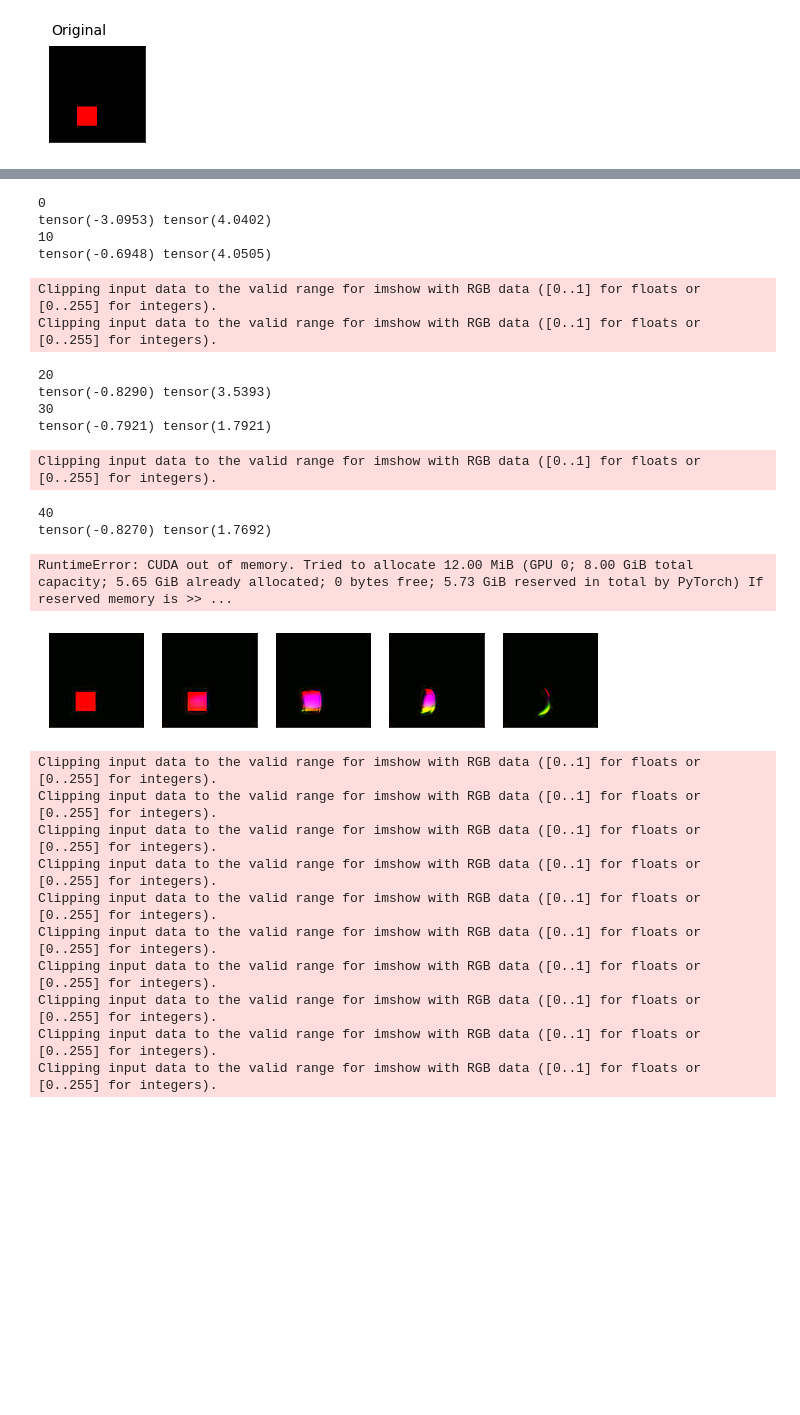
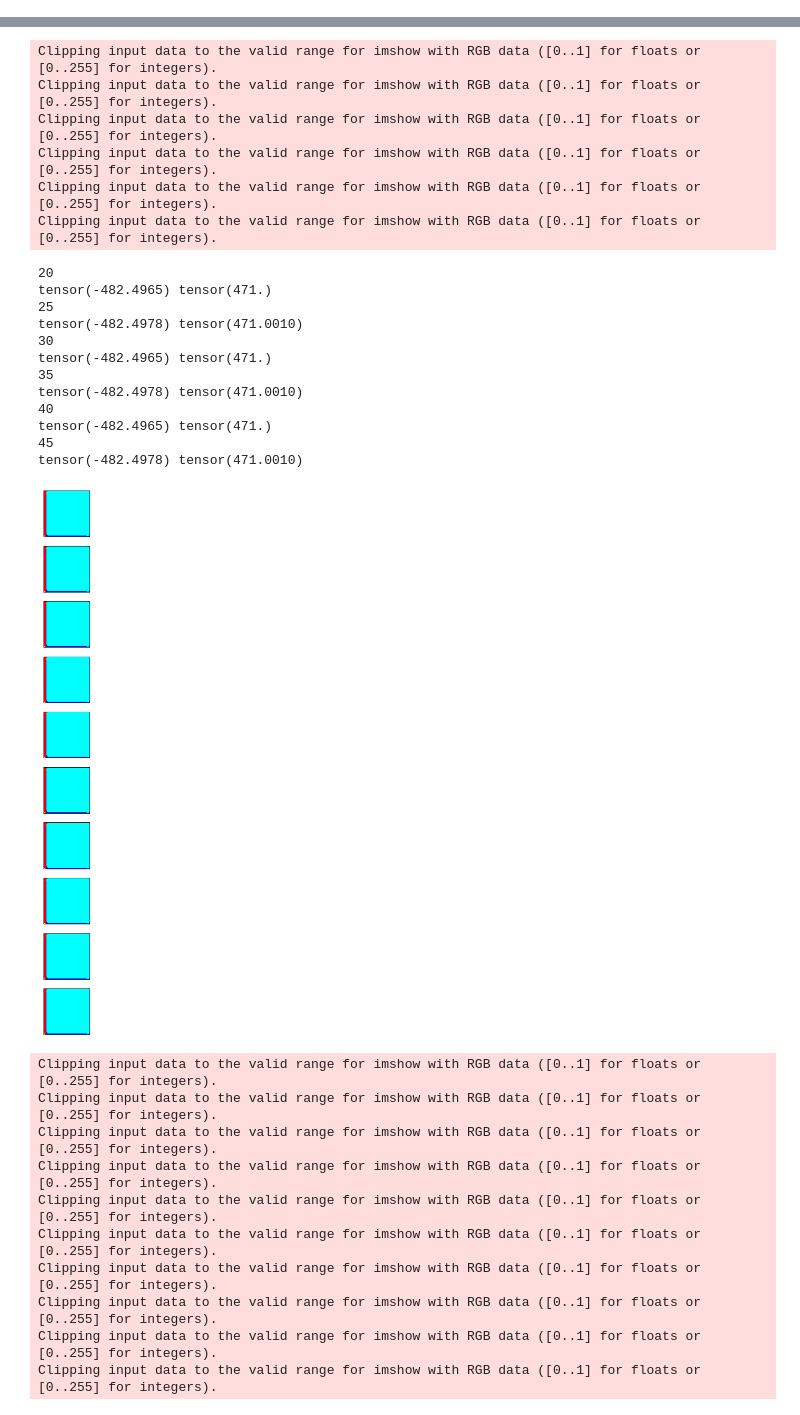
Before and after one commit to sbin-github/Simple_2D_Physix, a Jupyter notebook: code/taichi/sand_collapse/solvers/learning/Stepwise_loss_10.ipynb, the cells around one changed output, grey strips where cells are left out. Saved outputs shown, nothing was run; the diff lists cells and outputs as text; code cells hidden in the pictures; blank space fills up the shorter version.

```diff
--- a/code/taichi/sand_collapse/solvers/learning/Stepwise_loss_10.ipynb
+++ b/code/taichi/sand_collapse/solvers/learning/Stepwise_loss_10.ipynb
@@ -67,9 +70,13 @@ class StepAE(nn.Module):
         recon2 = self.enc(recon1)
         recon3 = self.enc(recon2)
         recon4 = self.enc(recon3)
-        recon5 = self.enc(recon4)
+        # recon5 = self.enc(recon4)
 
-        return recon1, recon2, recon3, recon4, recon5
+        return recon1, recon2, recon3, recon4
+
+    def step(self, x):
+        x = self.enc(x)
+        return x
 # %%
 def train(model, train_loader):
     model.train()
@@ -118 +124,12 @@ loss_history = []
+# %%
+# Load model to resume training
+if timestampStr not in os.listdir("../data/model/"):
+    os.mkdir("../data/model/"+timestampStr)
+elif len(os.listdir("../data/model/"+timestampStr)) > 0:
+    print("i")
+    modellist = os.listdir("../data/model/"+timestampStr)
+    modellist.sort()
+    modelselect = modellist[-1]
+    model_origin.load_state_dict(torch.load("../data/model/"+timestampStr+"/"+modelselect))
+    print(modelselect)
 # %%
@@ -201,44 +204,41 @@ def visualize_step(img, caption, num=10):
 # %%
 torch.cuda.empty_cache()
 # %%
-oneloader = DataLoader(trainset, batch_size=10, shuffle=True)
+oneloader = DataLoader(trainset, batch_size=1, shuffle=True)
 dataiter = iter(oneloader)
-images, _, _ = dataiter.next()
+images, _, _, _, _, _, _, _, _, _ = dataiter.next()
 del _
 
-image = images[0]
-visualize_step(image, caption="Original", num=1)
-recon, _ = model_origin(images.permute(0, 3, 1, 2).cuda())
+recon, _, _, _ = model_origin(images.permute(0, 3, 1, 2).cuda())
 
-del image, images
+del images
 del _
 torch.cuda.empty_cache()
 # get sample outputs
 
-steps = 100
+steps = 50
 skip = int(steps/10)
-plt.figure(figsize=(20, 6))
+plt.figure(figsize=(6, 20))
 ii = 0
 for i in range(steps):
-    recon, _ = model_origin(recon.cuda())
+    recon, _, _, _ = model_origin(recon)
+    del _
 
     if i%skip == 0:
         ii+=1
-        ax = plt.subplot(3, 10, ii + 10 + 10)
+        ax = plt.subplot(10, 1, ii + 0)
         print(i)
         # output is resized into a batch of iages
-        output = recon.view(10, 3, 100, 100)
         # use detach when it's an output that requires_grad
-        output = output.detach().cpu()[0].permute(1, 2, 0)
+        output = recon.detach().view(1, 3, 100, 100).cpu()[0].permute(1, 2, 0)
         print(output.min(), output.max())
         plt.imshow(output)
         ax.get_xaxis().set_visible(False)
         ax.get_yaxis().set_visible(False)
         del output
-        del _
         torch.cuda.empty_cache()
 plt.show()
-del images, recon
+del recon
 del dataiter
 # %% [output]
 Clipping input data to the valid range for imshow with RGB data ([0..1] for floats or [0..255] for integers).
@@ -245 +247,0 @@ Clipping input data to the valid range for imshow with RGB data ([0..1] for floa
-[figure, old version]
@@ -248,18 +256,22 @@ Clipping input data to the valid range for imshow with RGB data ([0..1] for floa
-0
-tensor(-3.0953) tensor(4.0402)
-10
-tensor(-0.6948) tensor(4.0505)
+Clipping input data to the valid range for imshow with RGB data ([0..1] for floats or [0..255] for integers).
+Clipping input data to the valid range for imshow with RGB data ([0..1] for floats or [0..255] for integers).
+Clipping input data to the valid range for imshow with RGB data ([0..1] for floats or [0..255] for integers).
+Clipping input data to the valid range for imshow with RGB data ([0..1] for floats or [0..255] for integers).
+Clipping input data to the valid range for imshow with RGB data ([0..1] for floats or [0..255] for integers).
+Clipping input data to the valid range for imshow with RGB data ([0..1] for floats or [0..255] for integers).
-Clipping input data to the valid range for imshow with RGB data ([0..1] for floats or [0..255] for integers).
-Clipping input data to the valid range for imshow with RGB data ([0..1] for floats or [0..255] for integers).
+20
+tensor(-482.4965) tensor(471.)
+25
+tensor(-482.4978) tensor(471.0010)
+30
+tensor(-482.4965) tensor(471.)
+35
+tensor(-482.4978) tensor(471.0010)
+40
+tensor(-482.4965) tensor(471.)
+45
+tensor(-482.4978) tensor(471.0010)
-20
-tensor(-0.8290) tensor(3.5393)
-30
-tensor(-0.7921) tensor(1.7921)
-Clipping input data to the valid range for imshow with RGB data ([0..1] for floats or [0..255] for integers).
-40
-tensor(-0.8270) tensor(1.7692)
-RuntimeError: CUDA out of memory. Tried to allocate 12.00 MiB (GPU 0; 8.00 GiB total capacity; 5.65 GiB already allocated; 0 bytes free; 5.73 GiB reserved in total by PyTorch) If reserved memory is >> ...
-[figure, removed]
+[figure, new version]
 # %%
 def StepTest(selected_model, noisy_imgs, steps = 10, holdon = True):
     visualization_CIFAR10(images, caption="Original")
```
Also changed, not shown: parts of 13 cells of this notebook, 34 other files.
